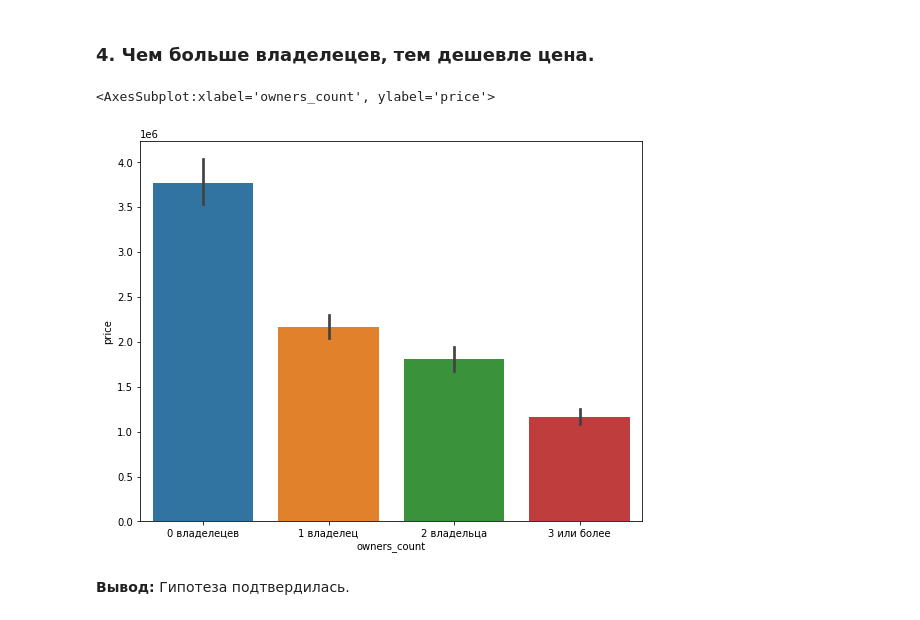
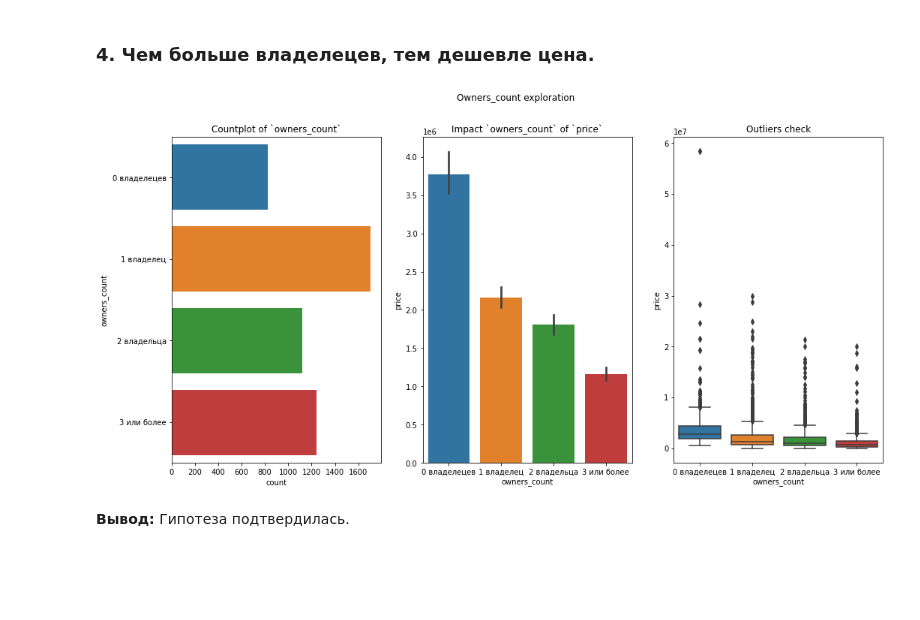
Before and after one commit to ArthurBodrov/autoru_analytics, a Jupyter notebook: Data Exploration.ipynb, the cells around one changed output. Saved outputs shown, nothing was run; the diff lists cells and outputs as text; code cells hidden in the pictures; blank space fills up the shorter version.

```diff
--- a/Data Exploration.ipynb
+++ b/Data Exploration.ipynb
@@ -70,0 +50,15 @@ Name: segment, dtype: int64
+# %%
+def cat_plots(order, feature, nrows=1, ncols=3, figsize=(15, 9)):
+    fig, axes = plt.subplots(nrows, ncols, figsize=figsize)
+    fig.suptitle(f'{feature.capitalize()} exploration')
+    segment_countplot = sns.countplot(ax=axes[0], y=feature, data=cars,
+                 order=order);
+    segment_countplot.set_title(f'Countplot of `{feature}`')
+
+    segment_countplot = sns.barplot(ax=axes[1], x=feature, y='price', data=cars,
+               order=order);
+    segment_countplot.set_title(f'Impact `{feature}` of `price`')
+
+    segment_countplot = sns.boxplot(ax=axes[2], x=feature, y='price', data=cars,
+               order=order);
+    segment_countplot.set_title('Outliers check');
@@ -73,12 +71,9 @@ Name: segment, dtype: int64
 # %% [markdown]
 ### 4. Чем больше владелецев, тем дешевле цена.
 # %%
-plt.figure(figsize=(9,7))
-sns.barplot(x='owners_count', y='price', data=cars,
-           order=["0 владелецев", "1\xa0владелец", "2\xa0владельца", "3 или более"])
+cat_plots(order=["0 владелецев", "1\xa0владелец", "2\xa0владельца", "3 или более"], feature='owners_count', figsize=(17, 8))
 # %% [output]
-<AxesSubplot:xlabel='owners_count', ylabel='price'>
-[figure, old version]
+[figure, new version]
 # %% [markdown]
 **Вывод:** Гипотеза подтвердилась.
 # %% [markdown]
```
Also changed, not shown: parts of 10 cells of this notebook, 2 other files.
